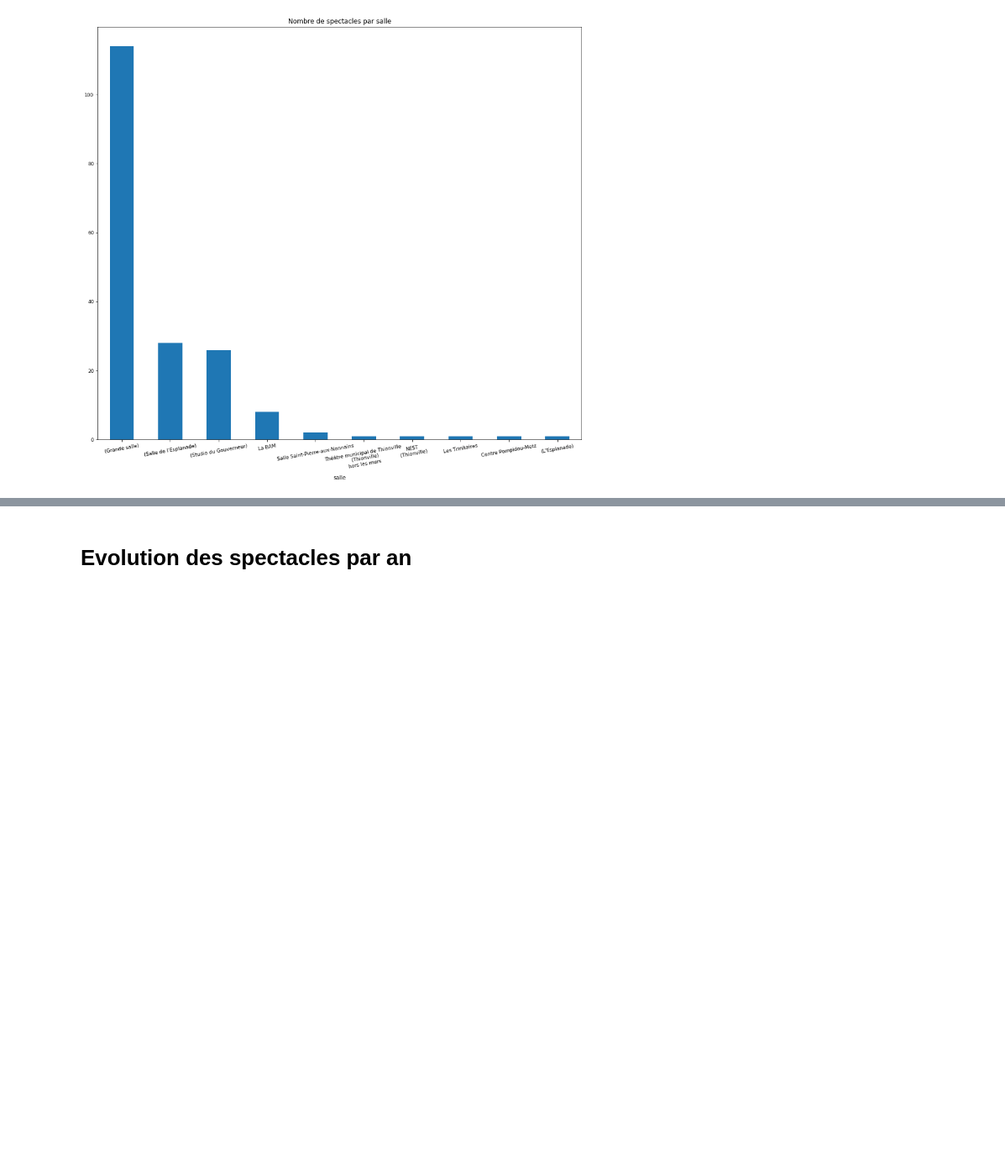
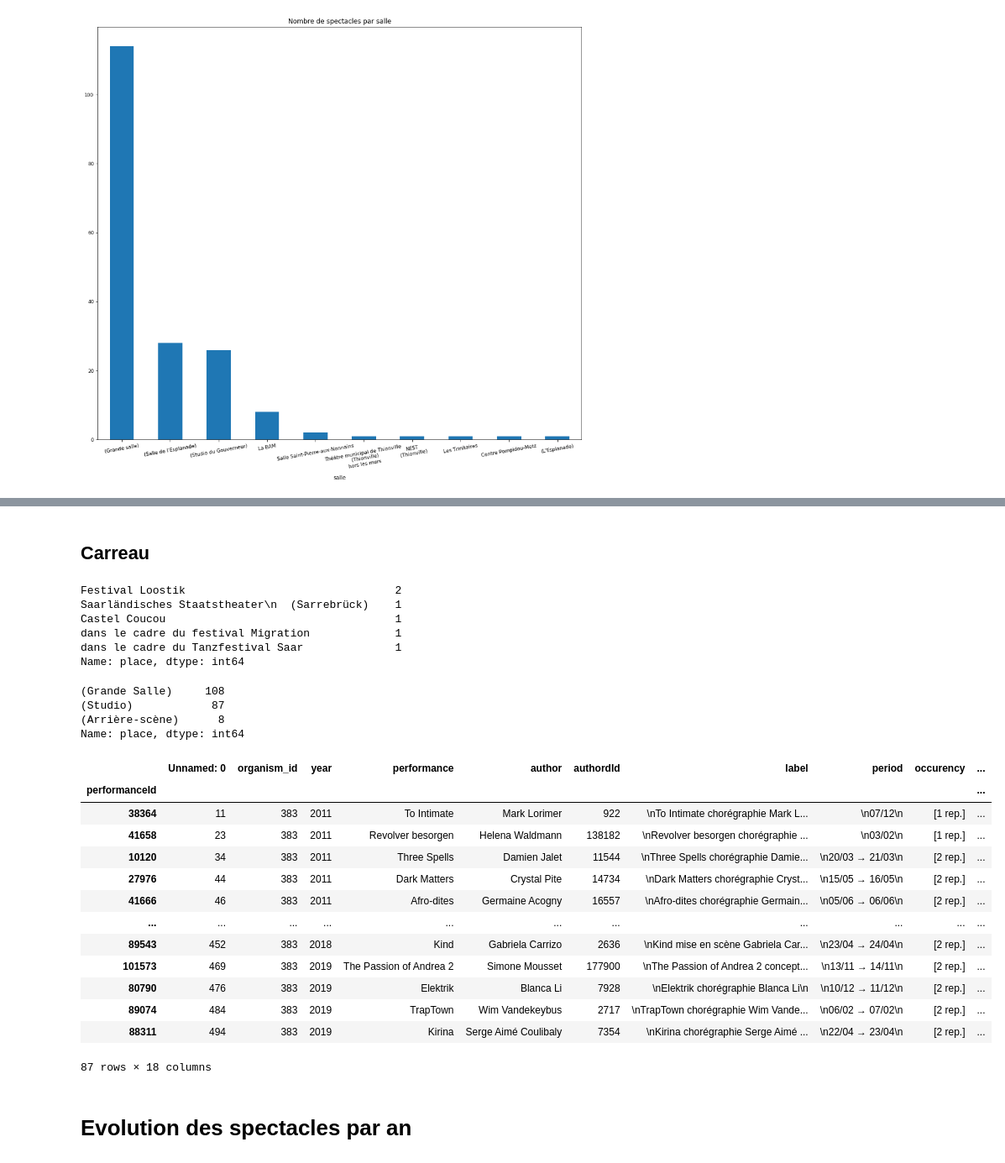
Before and after one commit to eliselavy/scrapper-notebook, a Jupyter notebook: notebooks/archives_spectacle/question_archives.ipynb, the cells around one changed output, grey strips where cells are left out. Shown: that part at 84% size. Cells and saved outputs as stored; diff of their text form; code cells hidden in the pictures; blank space fills up the shorter version.

```diff
--- a/notebooks/archives_spectacle/question_archives.ipynb
+++ b/notebooks/archives_spectacle/question_archives.ipynb
@@ -206,0 +650,31 @@ df_organism
+# %% [markdown]
+## Carreau
+# %%
+import os
+import pandas as pd
+import re
+organismId="1914"
+csv_file_path_spectacle = os.getcwd() + "/data/all_10_years_organism_" + organismId + ".csv"
+cvs_file_path_genre= os.getcwd() + "/data/all_10_years_organism_" + organismId + "_type_spectacle.csv"
+df_spectacle = pd.read_csv(csv_file_path_spectacle)
+#filtre
+df_spectacle = df_spectacle[df_spectacle['performanceId'] != 0]
+df_genre = pd.read_csv(cvs_file_path_genre)
+#rename spectacleId in performanceId
+df_genre=df_genre.rename(columns={"spectacleId": "performanceId"})
+#set index
+df_genre.set_index(['performanceId'], drop=True, inplace=True)
+df_spectacle.set_index(['performanceId'], drop=True, inplace=True)
+
+df = pd.merge(left=df_spectacle, right=df_genre, left_on='performanceId', right_on='performanceId')
+
+#Filtre sur le genre - string contains danse
+df=df[df['Genre'].astype(str).str.contains("Danse",flags=re.IGNORECASE, regex=True)]
+df['place'].value_counts()
+# %% [output]
+Festival Loostik                                2
+Saarländisches Staatstheater\n  (Sarrebrück)    1
+Castel Coucou                                   1
+dans le cadre du festival Migration             1
+dans le cadre du Tanzfestival Saar              1
+Name: place, dtype: int64
@@ -207,3 +683,49 @@ df_organism
+# %%
+import os
+import pandas as pd
+import re
+organismId="383"
+csv_file_path_spectacle = os.getcwd() + "/data/all_10_years_organism_" + organismId + ".csv"
+cvs_file_path_genre= os.getcwd() + "/data/all_10_years_organism_" + organismId + "_type_spectacle.csv"
+df_spectacle = pd.read_csv(csv_file_path_spectacle)
+#filtre
+df_spectacle = df_spectacle[df_spectacle['performanceId'] != 0]
+df_genre = pd.read_csv(cvs_file_path_genre)
+#rename spectacleId in performanceId
+df_genre=df_genre.rename(columns={"spectacleId": "performanceId"})
+#set index
+df_genre.set_index(['performanceId'], drop=True, inplace=True)
+df_spectacle.set_index(['performanceId'], drop=True, inplace=True)
+
+df = pd.merge(left=df_spectacle, right=df_genre, left_on='performanceId', right_on='performanceId')
+
+#Filtre sur le genre - string contains danse
+df=df[df['Genre'].astype(str).str.contains("Danse",flags=re.IGNORECASE, regex=True)]
+df['place'].value_counts()
+# %% [output]
+(Grande Salle)     108
+(Studio)            87
+(Arrière-scène)      8
+Name: place, dtype: int64
+# %%
+df_studio = df[df['place'].isin(["(Studio)"])]
+#df_organism = df_organism[df_organism['year'].isin(["2018"])]
+df_studio
+# %% [output]
+|  | Unnamed: 0 | organism_id | year | performance | author | authordId | label | period | occurency | ... |
+| performanceId |  |  |  |  |  |  |  |  |  | ... |
+| 38364 | 11 | 383 | 2011 | To Intimate | Mark Lorimer | 922 | \nTo Intimate chorégraphie Mark L... | \n07/12\n | [1 rep.] | ... |
+| 41658 | 23 | 383 | 2011 | Revolver besorgen | Helena Waldmann | 138182 | \nRevolver besorgen chorégraphie ... | \n03/02\n | [1 rep.] | ... |
+| 10120 | 34 | 383 | 2011 | Three Spells | Damien Jalet | 11544 | \nThree Spells chorégraphie Damie... | \n20/03 → 21/03\n | [2 rep.] | ... |
+| 27976 | 44 | 383 | 2011 | Dark Matters | Crystal Pite | 14734 | \nDark Matters chorégraphie Cryst... | \n15/05 → 16/05\n | [2 rep.] | ... |
+| 41666 | 46 | 383 | 2011 | Afro-dites | Germaine Acogny | 16557 | \nAfro-dites chorégraphie Germain... | \n05/06 → 06/06\n | [2 rep.] | ... |
+| ... | ... | ... | ... | ... | ... | ... | ... | ... | ... | ... |
+| 89543 | 452 | 383 | 2018 | Kind | Gabriela Carrizo | 2636 | \nKind mise en scène Gabriela Car... | \n23/04 → 24/04\n | [2 rep.] | ... |
+| 101573 | 469 | 383 | 2019 | The Passion of Andrea 2 | Simone Mousset | 177900 | \nThe Passion of Andrea 2 concept... | \n13/11 → 14/11\n | [2 rep.] | ... |
+| 80790 | 476 | 383 | 2019 | Elektrik | Blanca Li | 7928 | \nElektrik chorégraphie Blanca Li\n | \n10/12 → 11/12\n | [2 rep.] | ... |
+| 89074 | 484 | 383 | 2019 | TrapTown | Wim Vandekeybus | 2717 | \nTrapTown chorégraphie Wim Vande... | \n06/02 → 07/02\n | [2 rep.] | ... |
+| 88311 | 494 | 383 | 2019 | Kirina | Serge Aimé Coulibaly | 7354 | \nKirina chorégraphie Serge Aimé ... | \n22/04 → 23/04\n | [2 rep.] | ... |
+87 rows × 18 columns
 # %% [markdown]
 # Evolution des spectacles par an
 # %%
```
Also changed, not shown: parts of 50 cells of this notebook, 3 other files.
